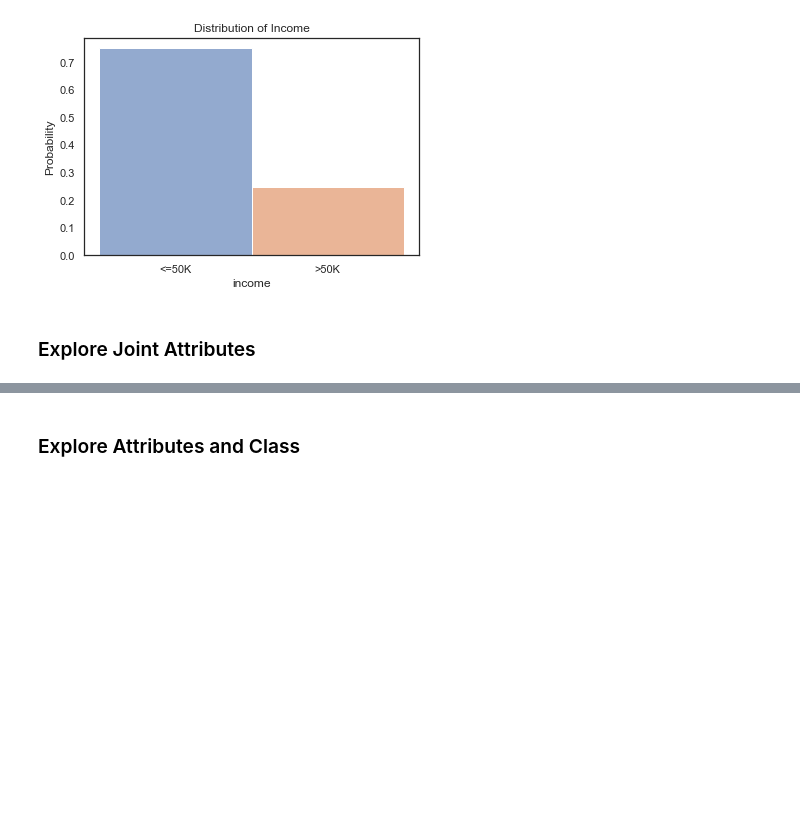
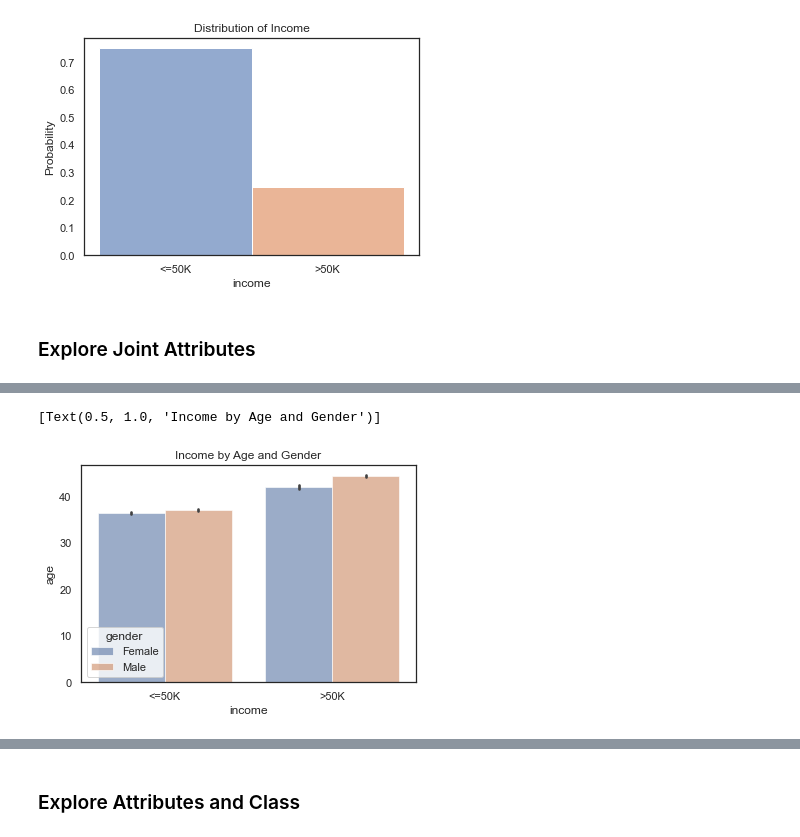
Before and after one commit to j-dominguez9/ML1_Proj1, a Jupyter notebook: CensusAdultDatasetEDA.ipynb, the cells around one changed output, grey strips where cells are left out. Drawn from its saved outputs; the diff is of its cells as text; code cells hidden in the pictures; blank space fills up the shorter version.

```diff
--- a/CensusAdultDatasetEDA.ipynb
+++ b/CensusAdultDatasetEDA.ipynb
@@ -486,0 +501,5 @@ Name: income, dtype: float64
+# %%
+sns.barplot(data = df_2, x = "income", y = "age", hue = "gender", alpha=0.6).set(title="Income by Age and Gender")
+# %% [output]
+[Text(0.5, 1.0, 'Income by Age and Gender')]
+[figure, added]
```
Also changed, not shown: parts of 15 cells of this notebook.
